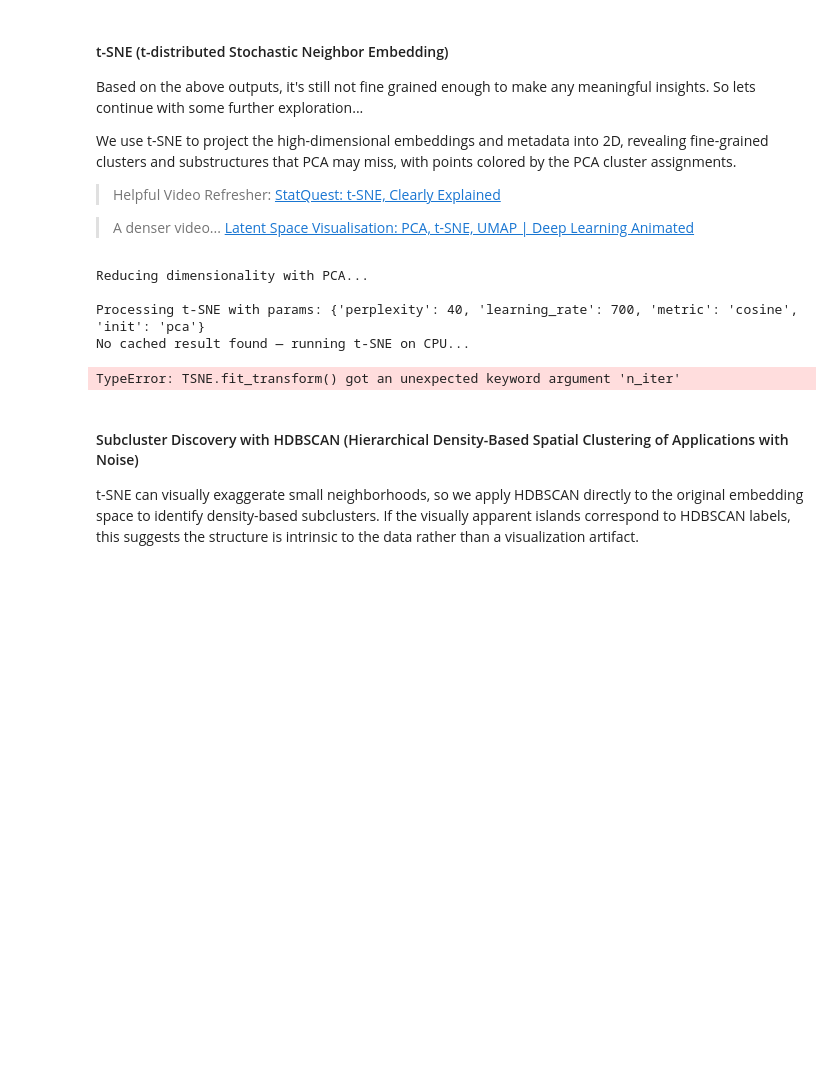
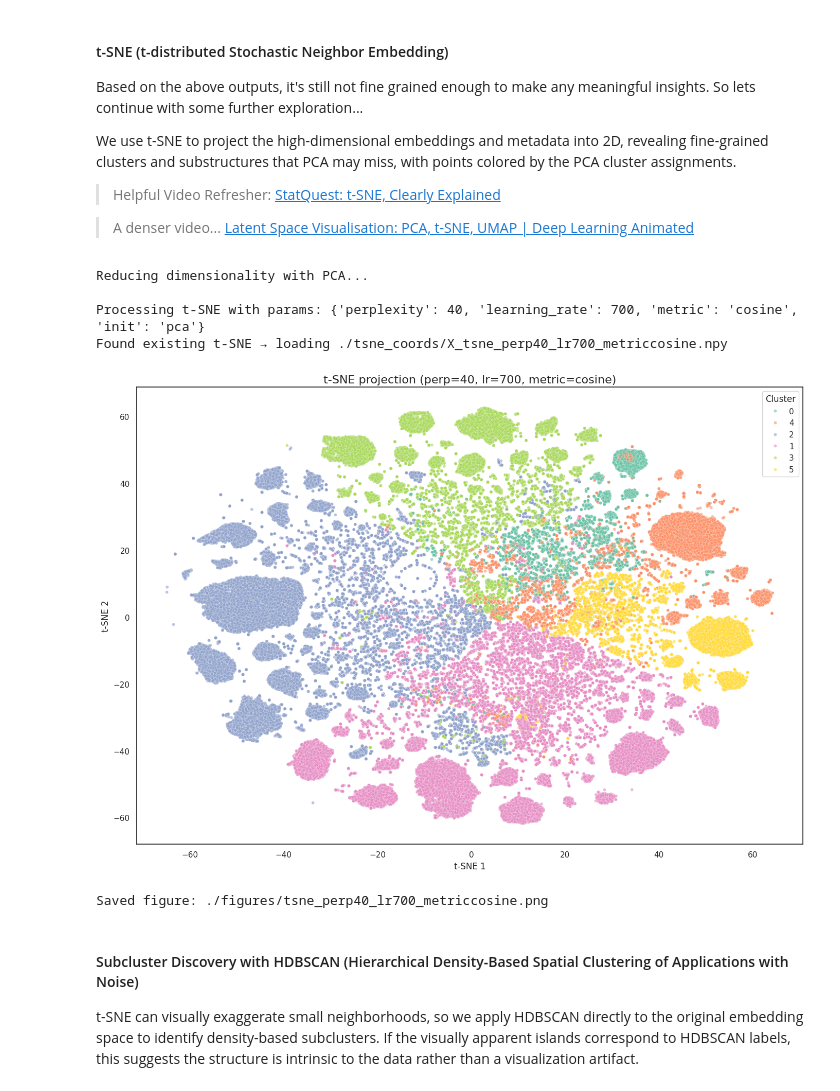
Before and after one commit to joku8/GameScope_api, a Jupyter notebook: data_visualization/igdb_exploration.ipynb, the cells around one changed output. Saved outputs shown, nothing was run; the diff lists cells and outputs as text; code cells hidden in the pictures; blank space fills up the shorter version.

```diff
--- a/data_visualization/igdb_exploration.ipynb
+++ b/data_visualization/igdb_exploration.ipynb
@@ -725,9 +734,7 @@ for cfg in tsne_configs:
             learning_rate=cfg["learning_rate"],
             init=cfg["init"],
             metric=cfg["metric"],
-            random_state=42,
-            n_iter_early_exaggeration=250,
-            n_iter_without_progress=1750
+            random_state=42
         )
 
         X_tsne = tsne.fit_transform(X_pca50)
@@ -752,35 +759,36 @@ for cfg in tsne_configs:
         s=18,
         edgecolor="w",
         linewidth=0.25
     )
 
     title = (
         f"t-SNE projection (perp={cfg['perplexity']}, "
         f"lr={cfg['learning_rate']}, metric={cfg['metric']})"
     )
     plt.title(title, fontsize=16)
     plt.xlabel("t-SNE 1", fontsize=12)
     plt.ylabel("t-SNE 2", fontsize=12)
     plt.legend(title="Cluster", loc="best")
     plt.tight_layout()
 
     fig_path = os.path.join(
         FIGURES_DIR,
         f"tsne_perp{cfg['perplexity']}_"
         f"lr{cfg['learning_rate']}_"
         f"metric{cfg['metric']}.png"
     )
     plt.savefig(fig_path, dpi=200)
     plt.show()
     plt.close()
 
     print(f"Saved figure: {fig_path}")
 # %% [output]
 Reducing dimensionality with PCA...
 
 Processing t-SNE with params: {'perplexity': 40, 'learning_rate': 700, 'metric': 'cosine', 'init': 'pca'}
-No cached result found — running t-SNE on CPU...
+Found existing t-SNE → loading ./tsne_coords/X_tsne_perp40_lr700_metriccosine.npy
+[figure, added]
-TypeError: TSNE.fit_transform() got an unexpected keyword argument 'n_iter'
+Saved figure: ./figures/tsne_perp40_lr700_metriccosine.png
 # %% [markdown]
 #### Subcluster Discovery with HDBSCAN (Hierarchical Density-Based Spatial Clustering of Applications with Noise)
 
```
Also changed, not shown: parts of 23 cells of this notebook, 3 other files.
